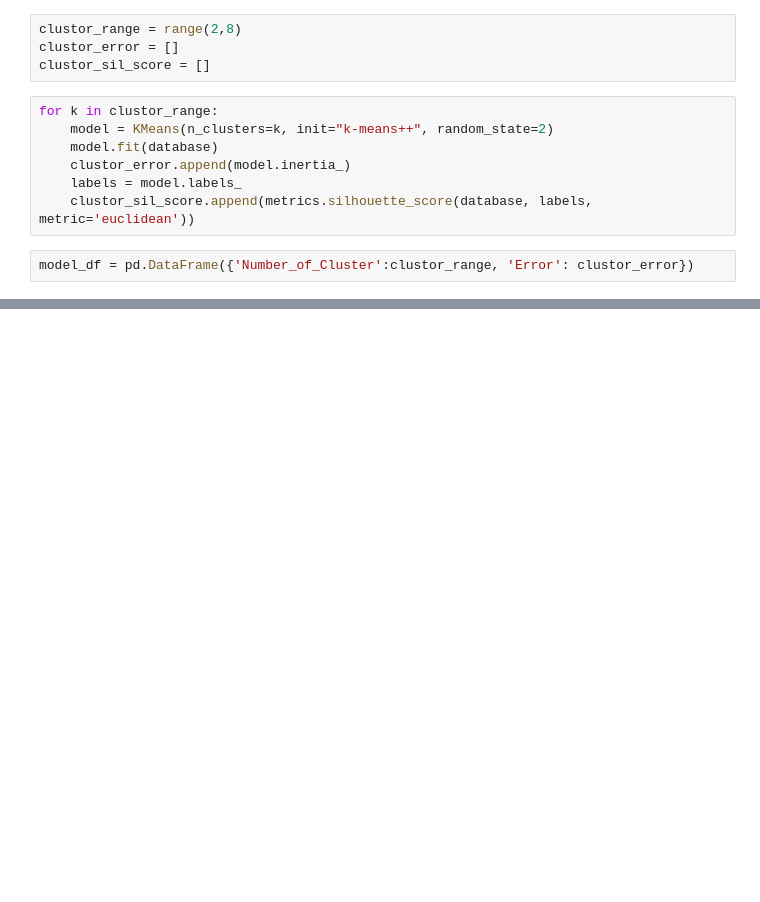
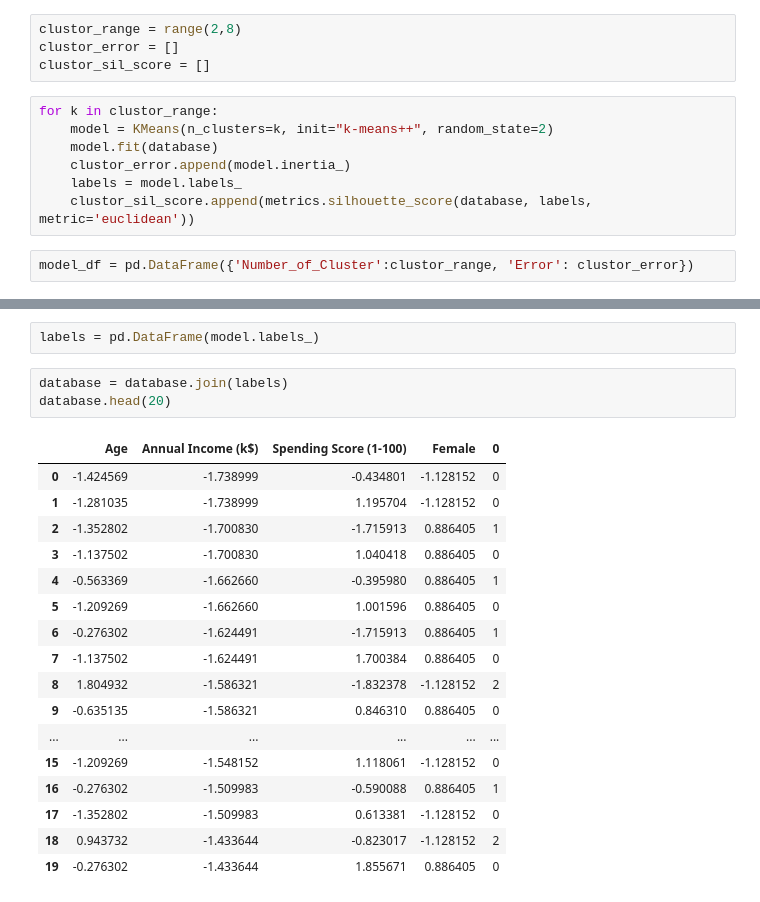
Before and after one commit to garv4gaurav/Clustering, a Jupyter notebook: 1_K_Means.ipynb, the cells around one changed output, grey strips where cells are left out. Drawn from its saved outputs; the diff is of its cells as text; blank space fills up the shorter version.

```diff
--- a/1_K_Means.ipynb
+++ b/1_K_Means.ipynb
@@ -129,0 +110,23 @@ clustor_error
+# %%
+labels = pd.DataFrame(model.labels_)
+# %%
+database = database.join(labels)
+database.head(20)
+# %% [output]
+|  | Age | Annual Income (k$) | Spending Score (1-100) | Female | 0 |
+| 0 | -1.424569 | -1.738999 | -0.434801 | -1.128152 | 0 |
+| 1 | -1.281035 | -1.738999 | 1.195704 | -1.128152 | 0 |
+| 2 | -1.352802 | -1.700830 | -1.715913 | 0.886405 | 1 |
+| 3 | -1.137502 | -1.700830 | 1.040418 | 0.886405 | 0 |
+| 4 | -0.563369 | -1.662660 | -0.395980 | 0.886405 | 1 |
+| 5 | -1.209269 | -1.662660 | 1.001596 | 0.886405 | 0 |
+| 6 | -0.276302 | -1.624491 | -1.715913 | 0.886405 | 1 |
+| 7 | -1.137502 | -1.624491 | 1.700384 | 0.886405 | 0 |
+| 8 | 1.804932 | -1.586321 | -1.832378 | -1.128152 | 2 |
+| 9 | -0.635135 | -1.586321 | 0.846310 | 0.886405 | 0 |
+| ... | ... | ... | ... | ... | ... |
+| 15 | -1.209269 | -1.548152 | 1.118061 | -1.128152 | 0 |
+| 16 | -0.276302 | -1.509983 | -0.590088 | 0.886405 | 1 |
+| 17 | -1.352802 | -1.509983 | 0.613381 | -1.128152 | 0 |
+| 18 | 0.943732 | -1.433644 | -0.823017 | -1.128152 | 2 |
+| 19 | -0.276302 | -1.433644 | 1.855671 | 0.886405 | 0 |
```
Also changed, not shown: parts of 11 cells of this notebook.
